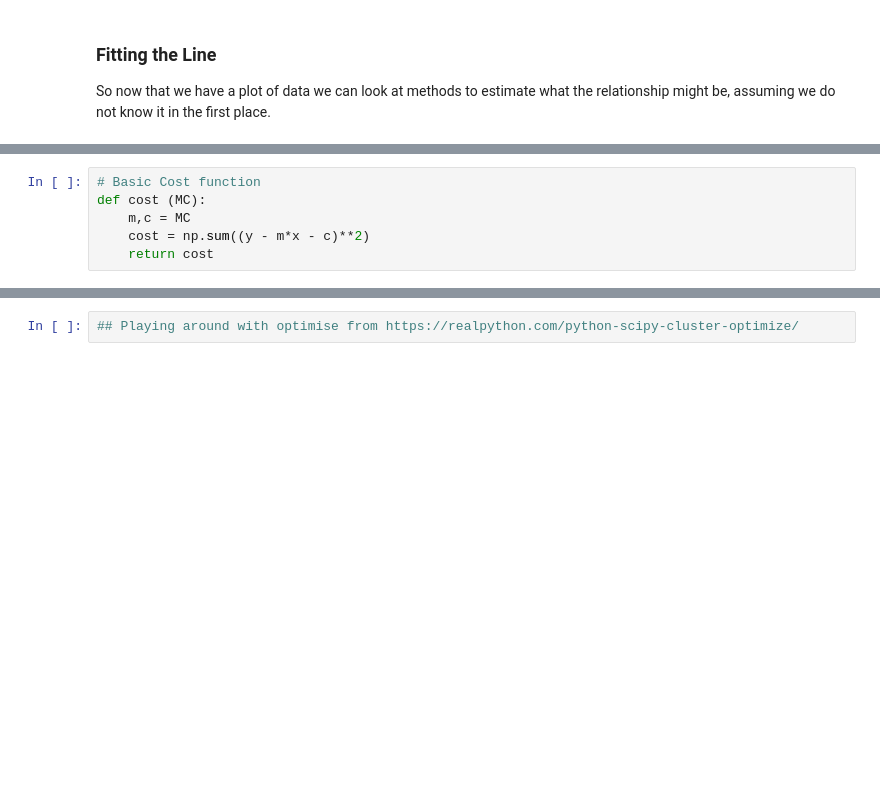
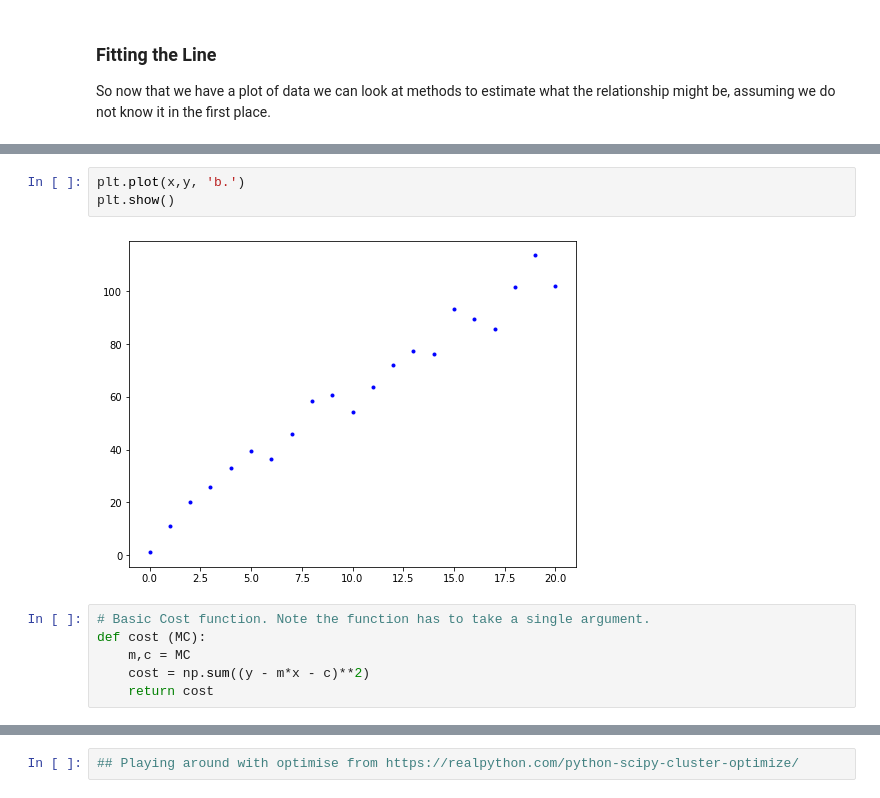
Before and after one commit to donneger/machinelearning_statistics, a Jupyter notebook: ml_practicals/ml_stats_practicals_models.ipynb, the cells around one changed output, grey strips where cells are left out. Drawn from its saved outputs; the diff is of its cells as text; blank space fills up the shorter version.

```diff
--- a/ml_practicals/ml_stats_practicals_models.ipynb
+++ b/ml_practicals/ml_stats_practicals_models.ipynb
@@ -196,5 +203,10 @@ x,y
+# %%
+plt.plot(x,y, 'b.')
+plt.show()
+# %% [output]
+[figure, added]
 # %%
-# Basic Cost function
+# Basic Cost function. Note the function has to take a single argument.
 def cost (MC):
     m,c = MC
     cost = np.sum((y - m*x - c)**2)
```
Also changed, not shown: parts of 16 cells of this notebook.
